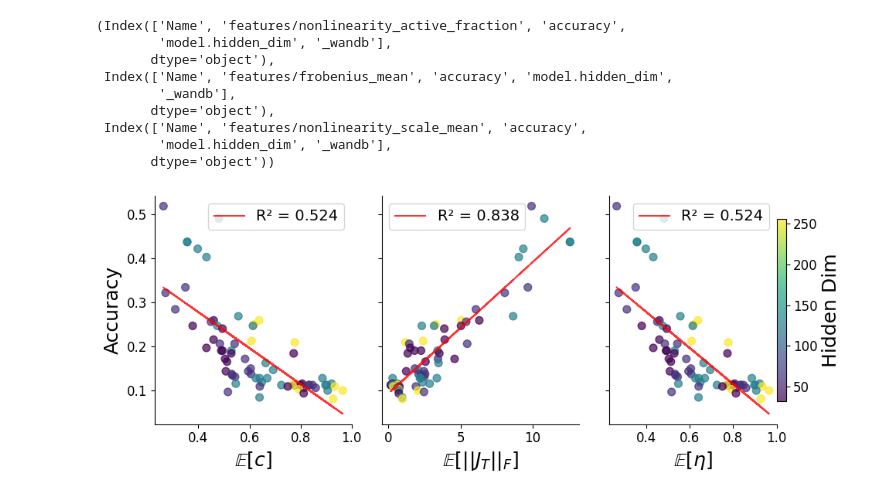
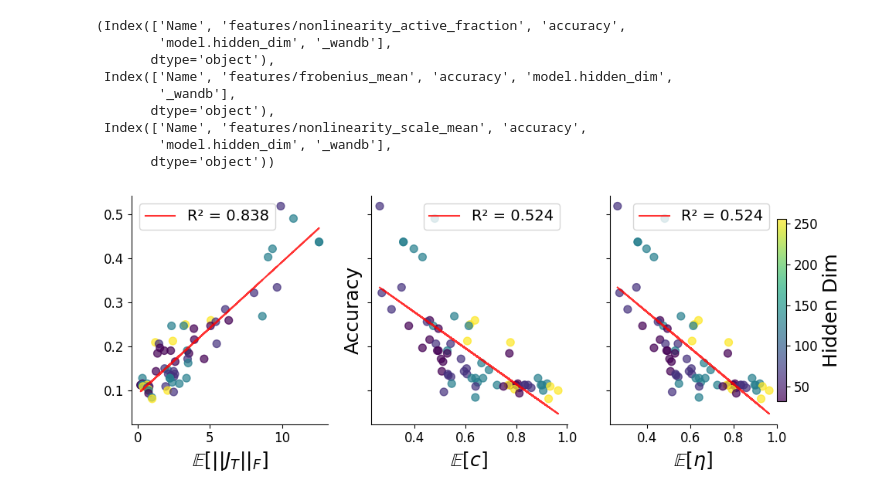
Before and after one commit to phess2/9520_recurrent_networks, a Jupyter notebook: analysis/viz_data.ipynb, the cells around one changed output. Drawn from its saved outputs; the diff is of its cells as text; code cells hidden in the pictures.

```diff
--- a/analysis/viz_data.ipynb
+++ b/analysis/viz_data.ipynb
@@ -37,43 +37,43 @@ plt.rcParams.update({'ytick.labelsize': 12})
 # df1: nonlinearity_active_fraction vs accuracy
 x1 = df1['features/nonlinearity_active_fraction']
 y1 = df1['accuracy']
-scatter1 = axes[0].scatter(x1, y1, c=df1['model.hidden_dim'], cmap='viridis', s=50, alpha=0.7)
+scatter1 = axes[1].scatter(x1, y1, c=df1['model.hidden_dim'], cmap='viridis', s=50, alpha=0.7)
 slope1, intercept1, r_value1, p_value1, std_err1 = stats.linregress(x1, y1)
-line1 = axes[0].plot(x1, intercept1 + slope1 * x1, 'r-', alpha=0.8, label=f'R² = {r_value1**2:.3f}')
-axes[0].set_xlabel(r'$\mathbb{E}[c]$')
-axes[0].set_ylabel('Accuracy')
+line1 = axes[1].plot(x1, intercept1 + slope1 * x1, 'r-', alpha=0.8, label=f'R² = {r_value1**2:.3f}')
+axes[1].set_xlabel(r'$\mathbb{E}[c]$')
+axes[1].set_ylabel('Accuracy')
 # axes[0].set_title('Nonlinearity Active Fraction vs Accuracy')
-axes[0].legend(loc='best')
+axes[1].legend(loc='best')
 
 # Remove top and right spines
 for ax in axes:
     ax.spines['top'].set_visible(False)
     ax.spines['right'].set_visible(False)
 
 # df2: frobenius_mean vs accuracy
 x2 = df2['features/frobenius_mean']
 y2 = df2['accuracy']
-scatter2 = axes[1].scatter(x2, y2, c=df2['model.hidden_dim'], cmap='viridis', s=50, alpha=0.7)
+scatter2 = axes[0].scatter(x2, y2, c=df2['model.hidden_dim'], cmap='viridis', s=50, alpha=0.7)
 slope2, intercept2, r_value2, p_value2, std_err2 = stats.linregress(x2, y2)
-line2 = axes[1].plot(x2, intercept2 + slope2 * x2, 'r-', alpha=0.8, label=f'R² = {r_value2**2:.3f}')
-axes[1].set_xlabel(r'$\mathbb{E}[||J_T||_F]$')
+line2 = axes[0].plot(x2, intercept2 + slope2 * x2, 'r-', alpha=0.8, label=f'R² = {r_value2**2:.3f}')
+axes[0].set_xlabel(r'$\mathbb{E}[||J_T||_F]$')
 # axes[1].set_title('Frobenius Mean vs Accuracy')
-axes[1].legend(loc='best')
+axes[0].legend(loc='best')
 
 # df3: 1 - nonlinearity_scale_mean vs accuracy
 x3 = 1 - df3['features/nonlinearity_scale_mean']
 y3 = df3['accuracy']
 scatter3 = axes[2].scatter(x3, y3, c=df3['model.hidden_dim'], cmap='viridis', s=50, alpha=0.7)
 slope3, intercept3, r_value3, p_value3, std_err3 = stats.linregress(x3, y3)
 line3 = axes[2].plot(x3, intercept3 + slope3 * x3, 'r-', alpha=0.8, label=f'R² = {r_value3**2:.3f}')
 axes[2].set_xlabel(r'$\mathbb{E}[\eta]$')
 # axes[2].set_title('1 - Nonlinearity Scale Mean vs Accuracy')
 axes[2].legend(loc='best')
 
 # Single colorbar on the right
 cbar = plt.colorbar(scatter1, ax=axes[2], label='Hidden Dim', shrink=0.8, pad=0.0)
 
 plt.tight_layout()
 plt.show()
 # %% [output]
-[figure, old version]
+[figure, new version]
```
